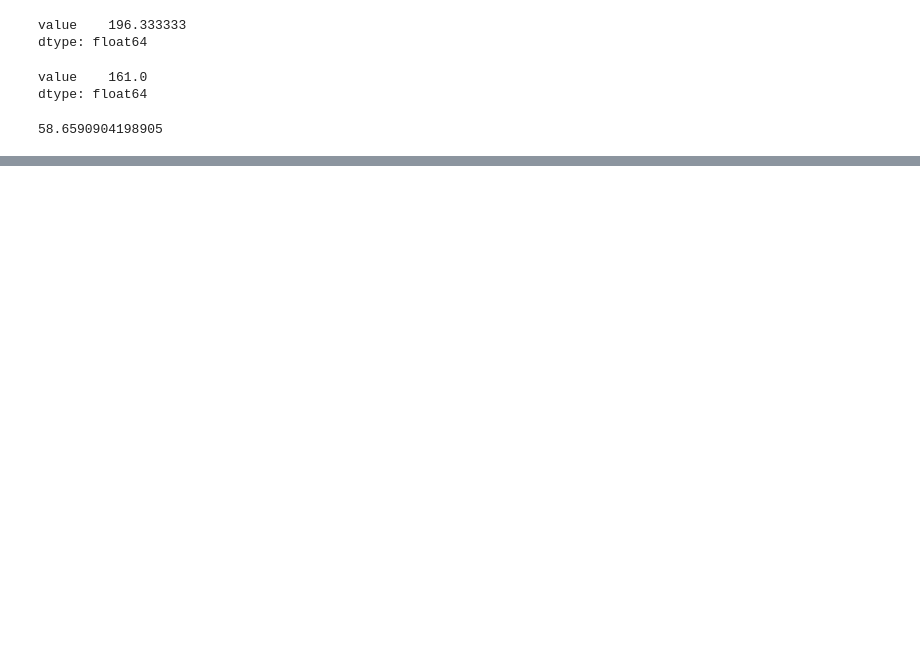
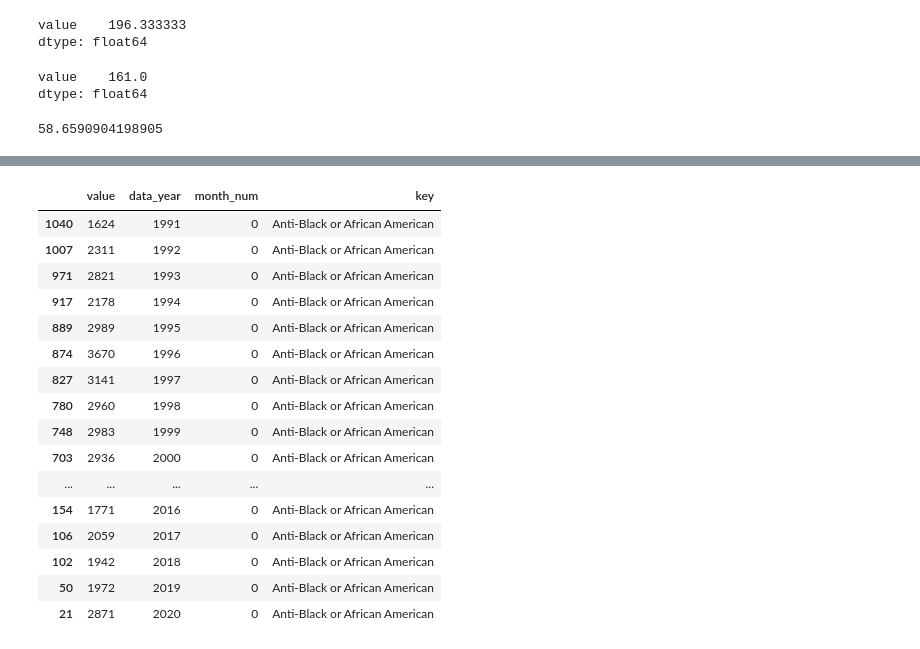
Before and after one commit to Anusha01212/Coder_girl-crime_project, a Jupyter notebook: Partner Project.ipynb, the cells around one changed output, grey strips where cells are left out. Cells and saved outputs as stored; diff of their text form; code cells hidden in the pictures; blank space fills up the shorter version.

```diff
--- a/Partner Project.ipynb
+++ b/Partner Project.ipynb
@@ -508,0 +521,21 @@ plt.show()
+# %%
+sorted_Anti_black =Anti_Black_df.sort_values("data_year")
+sorted_Anti_black
+# %% [output]
+|  | value | data_year | month_num | key |
+| 1040 | 1624 | 1991 | 0 | Anti-Black or African American |
+| 1007 | 2311 | 1992 | 0 | Anti-Black or African American |
+| 971 | 2821 | 1993 | 0 | Anti-Black or African American |
+| 917 | 2178 | 1994 | 0 | Anti-Black or African American |
+| 889 | 2989 | 1995 | 0 | Anti-Black or African American |
+| 874 | 3670 | 1996 | 0 | Anti-Black or African American |
+| 827 | 3141 | 1997 | 0 | Anti-Black or African American |
+| 780 | 2960 | 1998 | 0 | Anti-Black or African American |
+| 748 | 2983 | 1999 | 0 | Anti-Black or African American |
+| 703 | 2936 | 2000 | 0 | Anti-Black or African American |
+| ... | ... | ... | ... | ... |
+| 154 | 1771 | 2016 | 0 | Anti-Black or African American |
+| 106 | 2059 | 2017 | 0 | Anti-Black or African American |
+| 102 | 1942 | 2018 | 0 | Anti-Black or African American |
+| 50 | 1972 | 2019 | 0 | Anti-Black or African American |
+| 21 | 2871 | 2020 | 0 | Anti-Black or African American |
```
Also changed, not shown: parts of 28 cells of this notebook.
